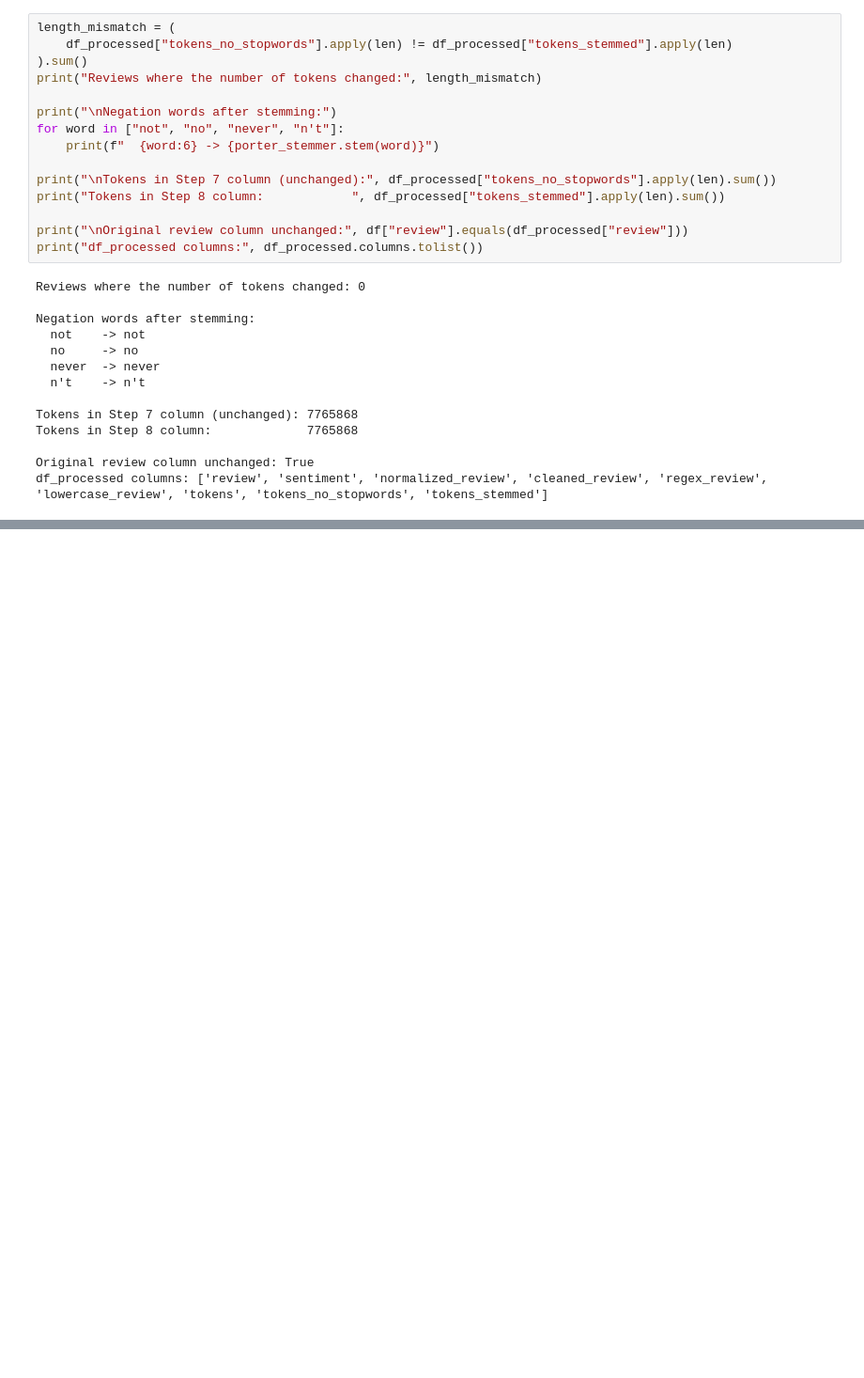
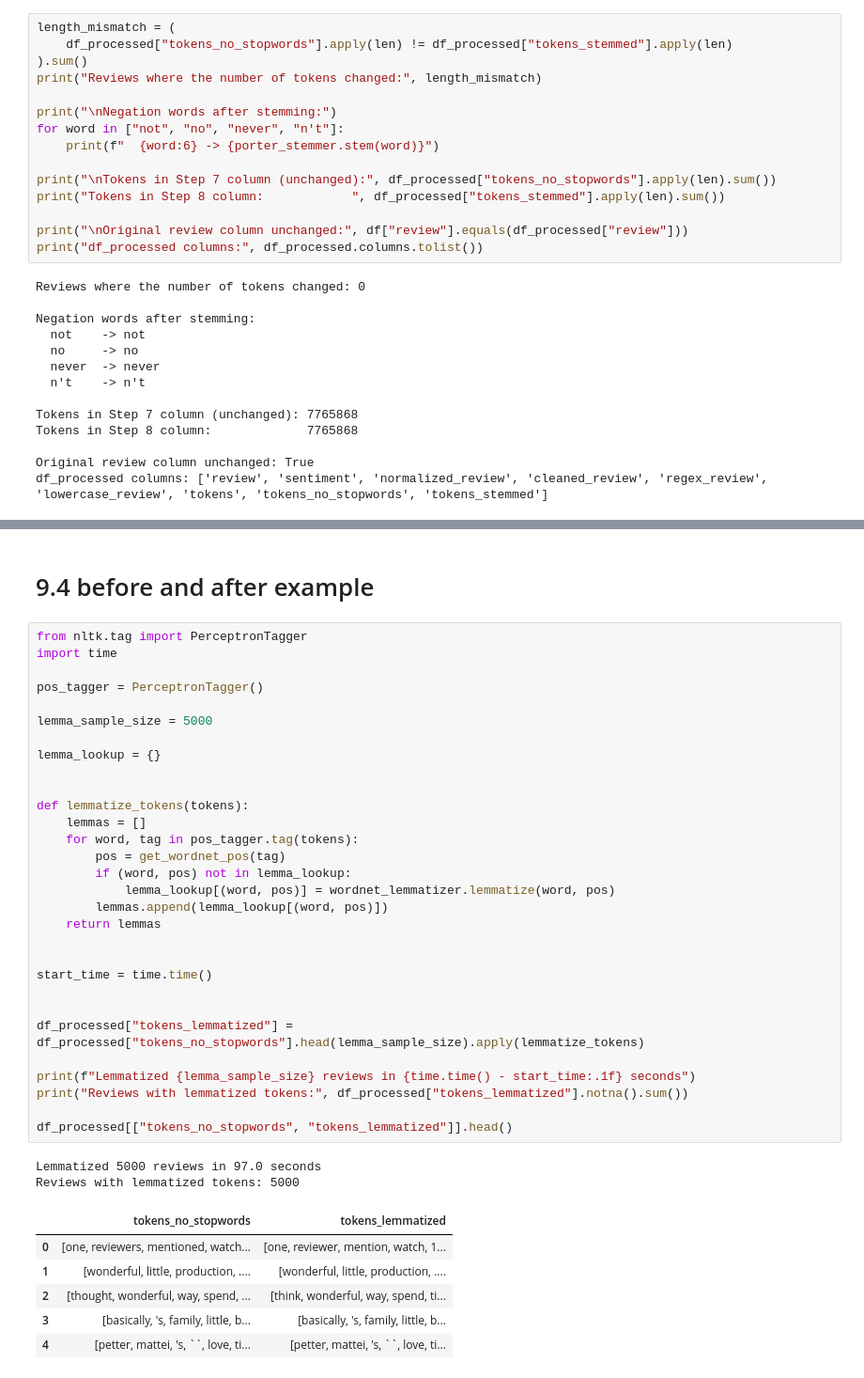
Before and after one commit to AlberKhanJadoon/imdb-nlp-project, a Jupyter notebook: imdb_nlp_project.ipynb, the cells around one changed output, grey strips where cells are left out. Shown at 94% size. Cells and saved outputs as stored; diff of their text form; blank space fills up the shorter version.

```diff
--- a/imdb_nlp_project.ipynb
+++ b/imdb_nlp_project.ipynb
@@ -1356,0 +1448,41 @@ df_processed columns: ['review', 'sentiment', 'normalized_review', 'cleaned_revi
+# %% [markdown]
+# 9.4 before and after example
+# %%
+from nltk.tag import PerceptronTagger
+import time
+
+pos_tagger = PerceptronTagger()
+
+lemma_sample_size = 5000
+
+lemma_lookup = {}
+
+
+def lemmatize_tokens(tokens):
+    lemmas = []
+    for word, tag in pos_tagger.tag(tokens):
+        pos = get_wordnet_pos(tag)
+        if (word, pos) not in lemma_lookup:
+            lemma_lookup[(word, pos)] = wordnet_lemmatizer.lemmatize(word, pos)
+        lemmas.append(lemma_lookup[(word, pos)])
+    return lemmas
+
+
+start_time = time.time()
+
+
+df_processed["tokens_lemmatized"] = df_processed["tokens_no_stopwords"].head(lemma_sample_size).apply(lemmatize_tokens)
+
+print(f"Lemmatized {lemma_sample_size} reviews in {time.time() - start_time:.1f} seconds")
+print("Reviews with lemmatized tokens:", df_processed["tokens_lemmatized"].notna().sum())
+
+df_processed[["tokens_no_stopwords", "tokens_lemmatized"]].head()
+# %% [output]
+Lemmatized 5000 reviews in 97.0 seconds
+Reviews with lemmatized tokens: 5000
+|  | tokens_no_stopwords | tokens_lemmatized |
+| 0 | [one, reviewers, mentioned, watch... | [one, reviewer, mention, watch, 1... |
+| 1 | [wonderful, little, production, .... | [wonderful, little, production, .... |
+| 2 | [thought, wonderful, way, spend, ... | [think, wonderful, way, spend, ti... |
+| 3 | [basically, 's, family, little, b... | [basically, 's, family, little, b... |
+| 4 | [petter, mattei, 's, ``, love, ti... | [petter, mattei, 's, ``, love, ti... |
```
Also changed, not shown: parts of 15 cells of this notebook.
